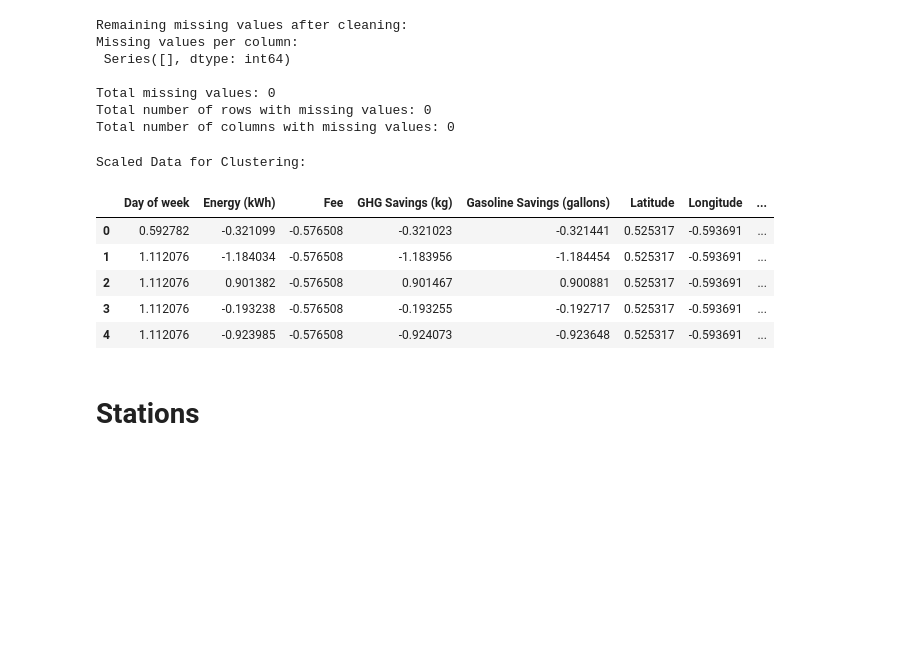
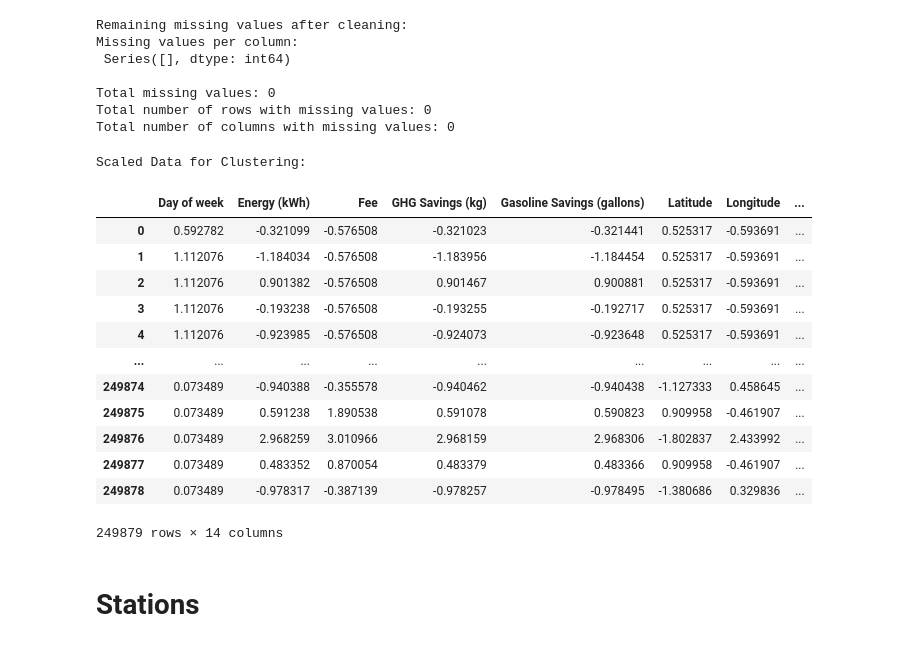
Before and after one commit to DitteGilsfeldt/42577-Introduction-to_Business_Analytics__Project, a Jupyter notebook: Test.ipynb, the cells around one changed output. Drawn from its saved outputs; the diff is of its cells as text; code cells hidden in the pictures; blank space fills up the shorter version.

```diff
--- a/Test.ipynb
+++ b/Test.ipynb
@@ -218,30 +218,37 @@ hourly_data = pd.concat(data.apply(split_event_into_hours, axis=1).tolist(), ign
 # %%
 # One-hot encode categorical variables if they exist
 categorical_columns = ['Model Number', 'Port Type']
 existing_categorical_columns = [col for col in categorical_columns if col in data.columns]
 encoded_data = pd.get_dummies(data, columns=existing_categorical_columns)
 
 # Ensure only numeric columns are passed to the scaler, excluding timedelta columns
 numeric_columns = encoded_data.select_dtypes(include=[np.number]).columns
 timedelta_columns = encoded_data.select_dtypes(include=[np.timedelta64]).columns
 numeric_columns = numeric_columns.difference(timedelta_columns)
 
 scaler = StandardScaler()
 scaled_features = scaler.fit_transform(encoded_data[numeric_columns])
 
 scaled_data = pd.DataFrame(scaled_features, columns=numeric_columns)
 
 # Display scaled data
 print("Scaled Data for Clustering:")
-scaled_data.head()
+scaled_data
 # %% [output]
 Scaled Data for Clustering:
 |  | Day of week | Energy (kWh) | Fee | GHG Savings (kg) | Gasoline Savings (gallons) | Latitude | Longitude | ... |
 | 0 | 0.592782 | -0.321099 | -0.576508 | -0.321023 | -0.321441 | 0.525317 | -0.593691 | ... |
 | 1 | 1.112076 | -1.184034 | -0.576508 | -1.183956 | -1.184454 | 0.525317 | -0.593691 | ... |
 | 2 | 1.112076 | 0.901382 | -0.576508 | 0.901467 | 0.900881 | 0.525317 | -0.593691 | ... |
 | 3 | 1.112076 | -0.193238 | -0.576508 | -0.193255 | -0.192717 | 0.525317 | -0.593691 | ... |
 | 4 | 1.112076 | -0.923985 | -0.576508 | -0.924073 | -0.923648 | 0.525317 | -0.593691 | ... |
+| ... | ... | ... | ... | ... | ... | ... | ... | ... |
+| 249874 | 0.073489 | -0.940388 | -0.355578 | -0.940462 | -0.940438 | -1.127333 | 0.458645 | ... |
+| 249875 | 0.073489 | 0.591238 | 1.890538 | 0.591078 | 0.590823 | 0.909958 | -0.461907 | ... |
+| 249876 | 0.073489 | 2.968259 | 3.010966 | 2.968159 | 2.968306 | -1.802837 | 2.433992 | ... |
+| 249877 | 0.073489 | 0.483352 | 0.870054 | 0.483379 | 0.483366 | 0.909958 | -0.461907 | ... |
+| 249878 | 0.073489 | -0.978317 | -0.387139 | -0.978257 | -0.978495 | -1.380686 | 0.329836 | ... |
+249879 rows × 14 columns
 # %% [markdown]
 # Stations
 # %% [markdown]
```
Also changed, not shown: parts of 25 cells of this notebook.
